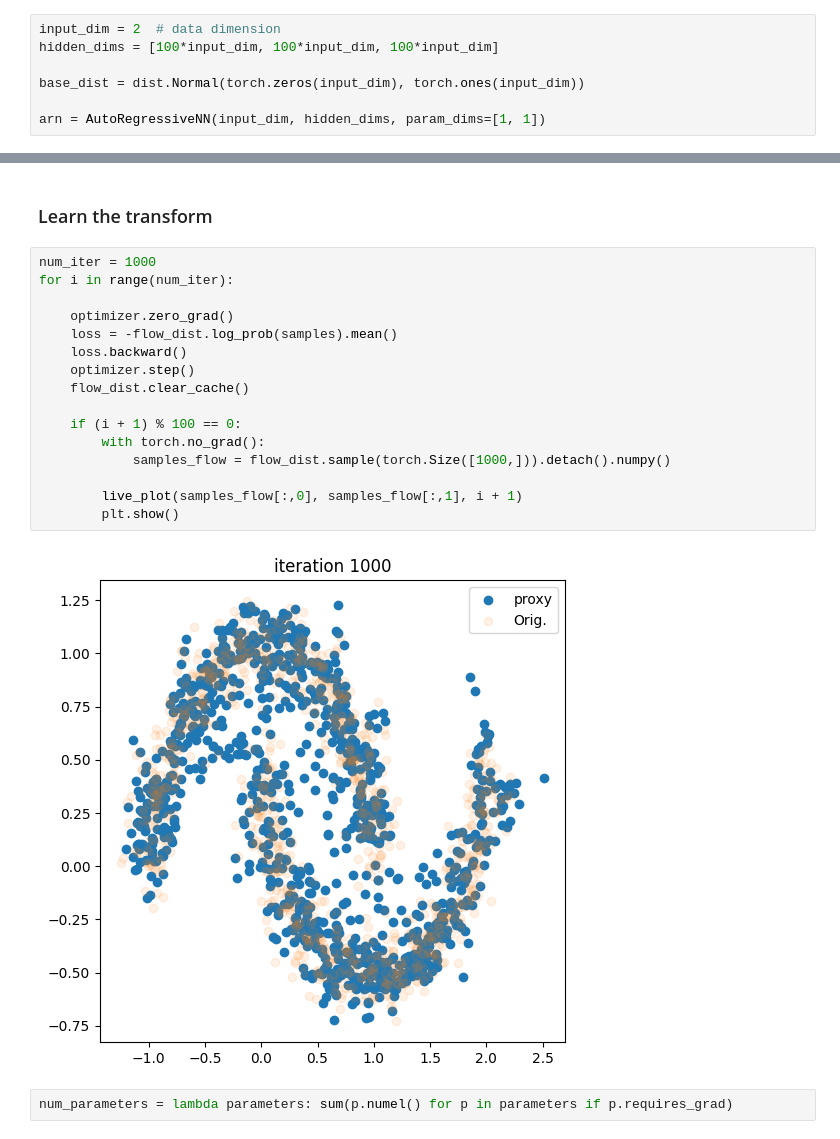
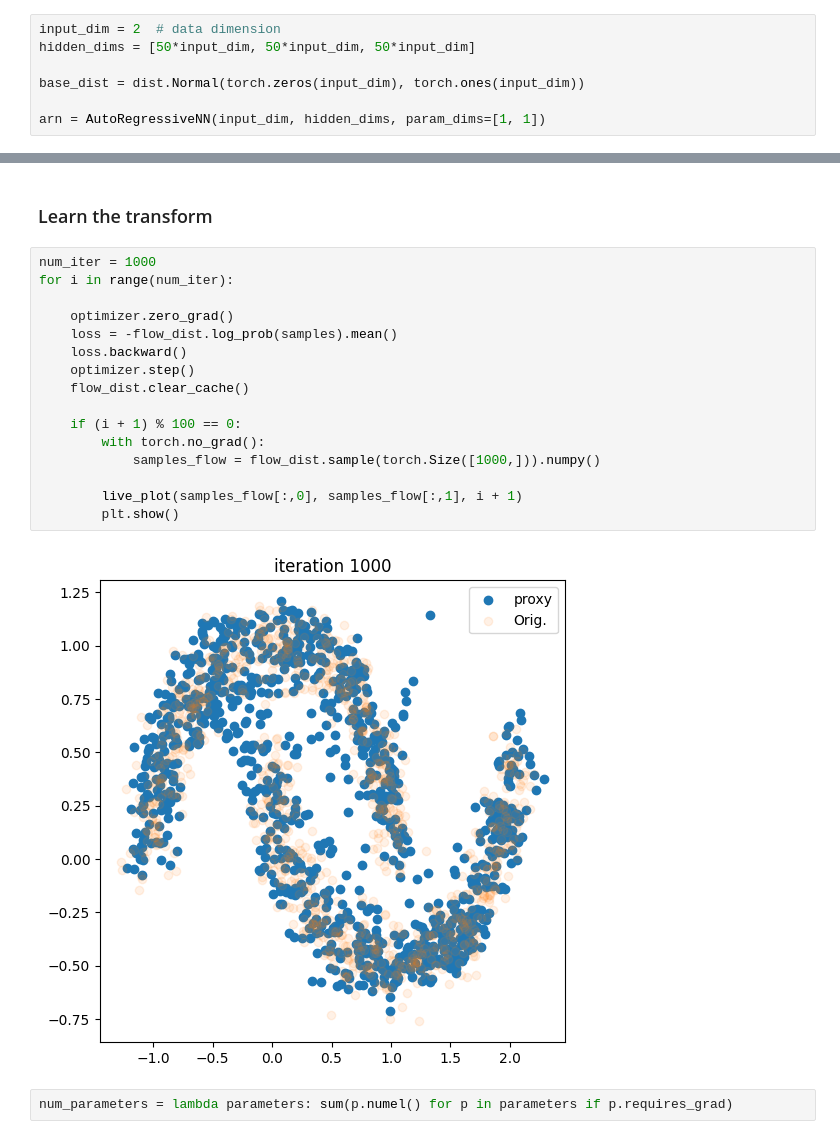
Before and after one commit to mcoughlin/ast8581_2024_Spring, a Jupyter notebook: lectures/24/lecture24.ipynb, the cells around one changed output, grey strips where cells are left out. Drawn from its saved outputs; the diff is of its cells as text.

```diff
--- a/lectures/24/lecture24.ipynb
+++ b/lectures/24/lecture24.ipynb
@@ -47,7 +39,7 @@ linear_transform(x)
 The flow we implement below has affine autoregressive transforms. Most of the constructs are available in the `pyro` API.
 # %%
 input_dim = 2  # data dimension
-hidden_dims = [100*input_dim, 100*input_dim, 100*input_dim]
+hidden_dims = [50*input_dim, 50*input_dim, 50*input_dim]
 
 base_dist = dist.Normal(torch.zeros(input_dim), torch.ones(input_dim))
 
@@ -132,21 +122,21 @@ optimizer = optim.Adam(trainable_parameters, lr=1e-4)
 # %%
 num_iter = 1000
 for i in range(num_iter):
 
     optimizer.zero_grad()
     loss = -flow_dist.log_prob(samples).mean()
     loss.backward()
     optimizer.step()
     flow_dist.clear_cache()
 
     if (i + 1) % 100 == 0:
         with torch.no_grad():
-            samples_flow = flow_dist.sample(torch.Size([1000,])).detach().numpy()
+            samples_flow = flow_dist.sample(torch.Size([1000,])).numpy()
 
         live_plot(samples_flow[:,0], samples_flow[:,1], i + 1)
         plt.show()
 # %% [output]
-[figure, old version]
+[figure, new version]
 # %%
 num_parameters = lambda parameters: sum(p.numel() for p in parameters if p.requires_grad)
 # %%
```
Also changed, not shown: parts of 8 cells of this notebook.
